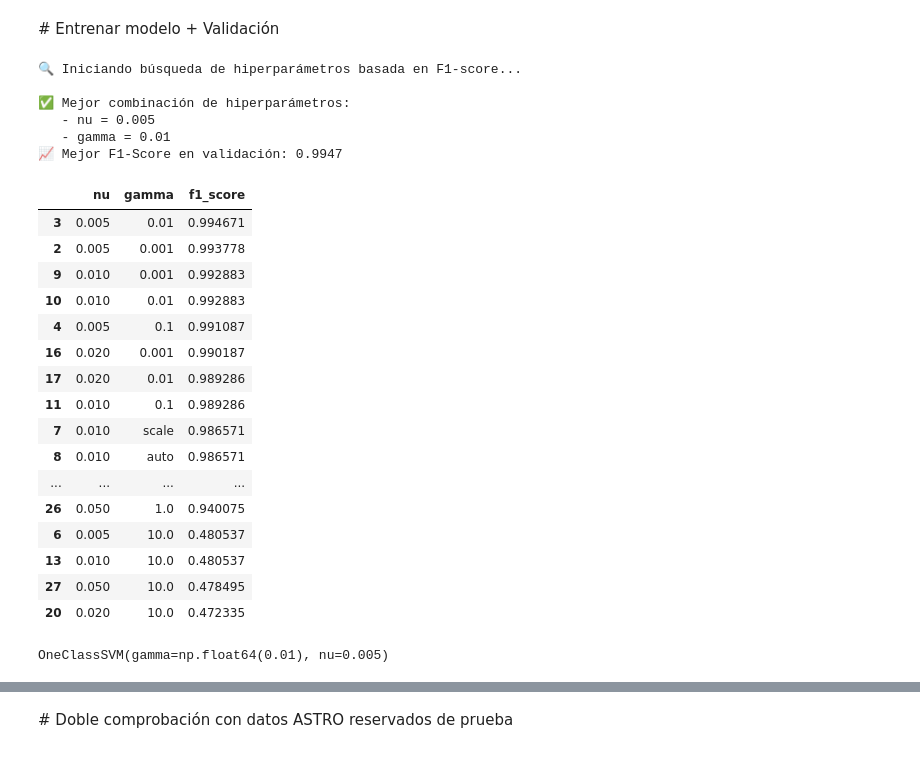
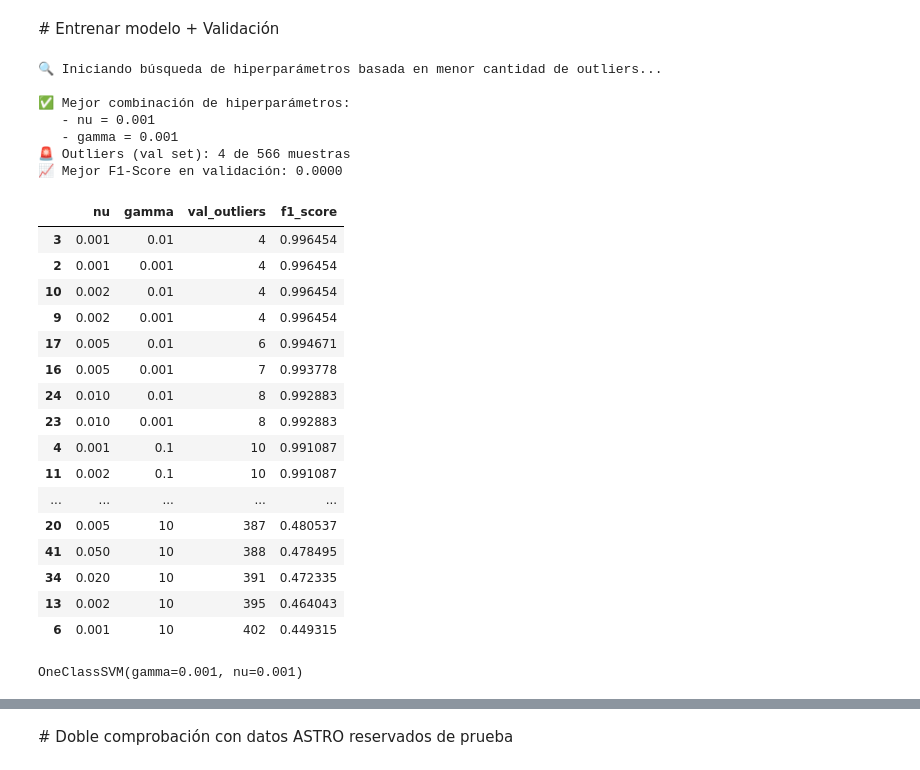
Before and after one commit to martacanirome4/DarkMatter_ML_TFG, a Jupyter notebook: notebooks/3_modelos_finales/3_OCSVM_4F_astro_pred_unids.ipynb, the cells around one changed output, grey strips where cells are left out. Cells and saved outputs as stored; diff of their text form; code cells hidden in the pictures.

```diff
--- a/notebooks/3_modelos_finales/3_OCSVM_4F_astro_pred_unids.ipynb
+++ b/notebooks/3_modelos_finales/3_OCSVM_4F_astro_pred_unids.ipynb
@@ -218,76 +219,92 @@ plt.show()
 # %% [markdown]
 # Entrenar modelo + Validación
 # %%
+
 # OPTIMIZACION BASADA EN PUNTUACION F1 PARA DATOS ETIQUETADOS
 
 # --- Hiperparámetros a explorar ---
-nu_values = [0.005, 0.01, 0.02, 0.05]
-gamma_values = ['scale', 'auto'] + list(np.logspace(-3, 1, 5))
+# nu_values = [0.005, 0.01, 0.02, 0.05]
+nu_values = [0.001, 0.002, 0.005, 0.01, 0.02, 0.05]
+# gamma_values = ['scale', 'auto'] + list(np.logspace(-3, 1, 5))
+gamma_values = ['scale', 'auto', 0.001, 0.01, 0.1, 1, 10]
 
 # --- Tracking de resultados ---
 results = []
+best_outliers = np.inf # Cantidad de outliers, queremos que sea el menor posible
 best_score = 0.0  # F1 score (cuanto más alto, mejor)
 best_model = None
 best_params = {}
 
 # --- Grid Search ---
-print("🔍 Iniciando búsqueda de hiperparámetros basada en F1-score...\n")
+# print("🔍 Iniciando búsqueda de hiperparámetros basada en F1-score...\n")
+print("🔍 Iniciando búsqueda de hiperparámetros basada en menor cantidad de outliers...\n")
 for nu in nu_values:
     for gamma in gamma_values:
         model = OneClassSVM(kernel='rbf', nu=nu, gamma=gamma)
         model.fit(X_train_scaled)
 
         # Predicciones
         preds = model.predict(X_val_scaled)              # 1 = inlier, -1 = outlier
         pred_labels = np.where(preds == 1, 0, 1)         # Mapear a 0 = normal, 1 = anomalía
         true_labels = y_val.astype(int)                  # Aseguramos tipo int
+        n_outliers = np.sum(preds == -1)
 
         # Evaluación
         f1 = f1_score(true_labels, pred_labels, pos_label=0)
 
-        results.append({'nu': nu, 'gamma': gamma, 'f1_score': f1})
+        results.append({'nu': nu, 'gamma': gamma, 'val_outliers': n_outliers, 'f1_score': f1})
 
+        """
         if f1 > best_score:
             best_score = f1
+            best_model = model
+            best_params = {'nu': nu, 'gamma': gamma}
+        """
+        if n_outliers < best_outliers:
+            best_outliers = n_outliers
             best_model = model
             best_params = {'nu': nu, 'gamma': gamma}
 
 # --- Resultados Finales ---
 print("✅ Mejor combinación de hiperparámetros:")
 print(f"   - nu = {best_params['nu']}")
 print(f"   - gamma = {best_params['gamma']}")
+print(f"🚨 Outliers (val set): {best_outliers} de {len(X_val_scaled)} muestras")
 print(f"📈 Mejor F1-Score en validación: {best_score:.4f}")
 
 # --- Convertimos resultados en DataFrame (opcional) ---
 df_results = pd.DataFrame(results)
-display(df_results.sort_values(by='f1_score', ascending=False))
+# display(df_results.sort_values(by='f1_score', ascending=False))
+display(df_results.sort_values(by='val_outliers'))
 # %% [output]
-🔍 Iniciando búsqueda de hiperparámetros basada en F1-score...
+🔍 Iniciando búsqueda de hiperparámetros basada en menor cantidad de outliers...
 
 ✅ Mejor combinación de hiperparámetros:
-   - nu = 0.005
-   - gamma = 0.01
-📈 Mejor F1-Score en validación: 0.9947
+   - nu = 0.001
+   - gamma = 0.001
+🚨 Outliers (val set): 4 de 566 muestras
+📈 Mejor F1-Score en validación: 0.0000
-|  | nu | gamma | f1_score |
-| 3 | 0.005 | 0.01 | 0.994671 |
-| 2 | 0.005 | 0.001 | 0.993778 |
-| 9 | 0.010 | 0.001 | 0.992883 |
-| 10 | 0.010 | 0.01 | 0.992883 |
-| 4 | 0.005 | 0.1 | 0.991087 |
-| 16 | 0.020 | 0.001 | 0.990187 |
-| 17 | 0.020 | 0.01 | 0.989286 |
-| 11 | 0.010 | 0.1 | 0.989286 |
-| 7 | 0.010 | scale | 0.986571 |
-| 8 | 0.010 | auto | 0.986571 |
-| ... | ... | ... | ... |
-| 26 | 0.050 | 1.0 | 0.940075 |
-| 6 | 0.005 | 10.0 | 0.480537 |
-| 13 | 0.010 | 10.0 | 0.480537 |
-| 27 | 0.050 | 10.0 | 0.478495 |
-| 20 | 0.020 | 10.0 | 0.472335 |
+|  | nu | gamma | val_outliers | f1_score |
+| 3 | 0.001 | 0.01 | 4 | 0.996454 |
+| 2 | 0.001 | 0.001 | 4 | 0.996454 |
+| 10 | 0.002 | 0.01 | 4 | 0.996454 |
+| 9 | 0.002 | 0.001 | 4 | 0.996454 |
+| 17 | 0.005 | 0.01 | 6 | 0.994671 |
+| 16 | 0.005 | 0.001 | 7 | 0.993778 |
+| 24 | 0.010 | 0.01 | 8 | 0.992883 |
+| 23 | 0.010 | 0.001 | 8 | 0.992883 |
+| 4 | 0.001 | 0.1 | 10 | 0.991087 |
+| 11 | 0.002 | 0.1 | 10 | 0.991087 |
+| ... | ... | ... | ... | ... |
+| 20 | 0.005 | 10 | 387 | 0.480537 |
+| 41 | 0.050 | 10 | 388 | 0.478495 |
+| 34 | 0.020 | 10 | 391 | 0.472335 |
+| 13 | 0.002 | 10 | 395 | 0.464043 |
+| 6 | 0.001 | 10 | 402 | 0.449315 |
 # %%
+
 # Entrenamos el modelo con los mejores hiperparámetros
 best_model = OneClassSVM(kernel='rbf', nu=best_params['nu'], gamma=best_params['gamma'])
 best_model.fit(X_train_scaled)
 # %% [output]
-OneClassSVM(gamma=np.float64(0.01), nu=0.005)
+OneClassSVM(gamma=0.001, nu=0.001)
```
Also changed, not shown: parts of 14 cells of this notebook, 20 other files.
